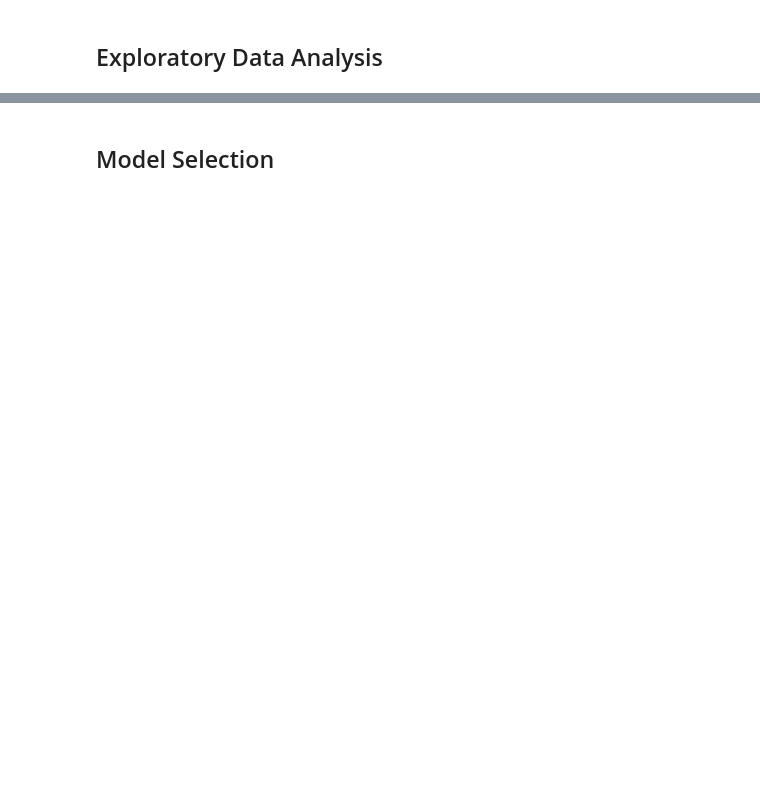
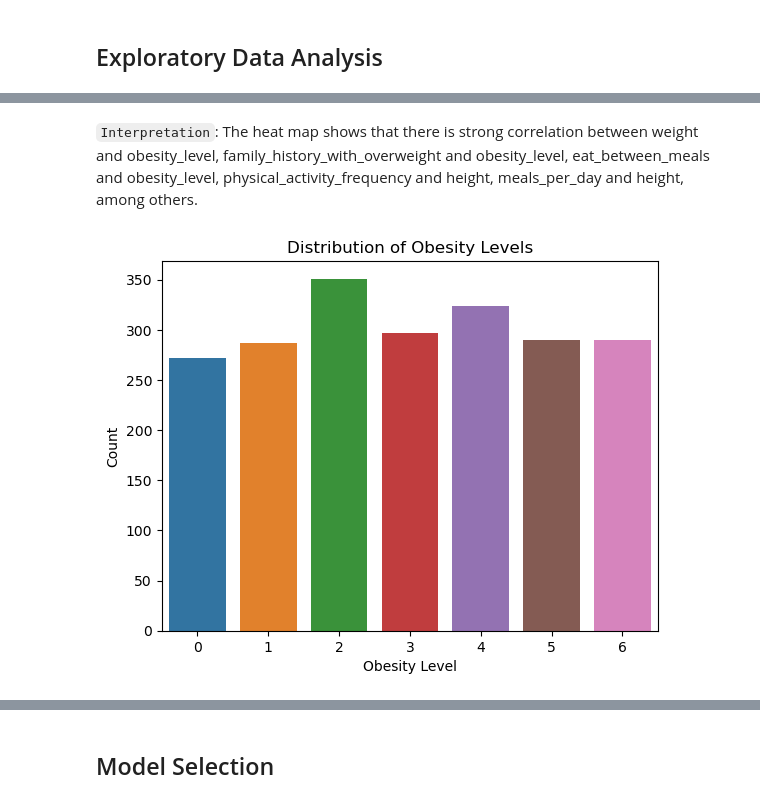
Before and after one commit to zacharyartman/aai500-group3, a Jupyter notebook: main.ipynb, the cells around one changed output, grey strips where cells are left out. Drawn from its saved outputs; the diff is of its cells as text; code cells hidden in the pictures; blank space fills up the shorter version.

```diff
--- a/main.ipynb
+++ b/main.ipynb
@@ -73,0 +87,10 @@ obesity_level: {'Insufficient_Weight': 0, 'Normal_Weight': 1, 'Obesity_Type_I':
+# %% [markdown]
+`Interpretation`: The heat map shows that there is strong correlation between weight and obesity_level, family_history_with_overweight and obesity_level, eat_between_meals and obesity_level, physical_activity_frequency and height, meals_per_day and height, among others.
+# %%
+sns.countplot(x='obesity_level', data=df)
+plt.title('Distribution of Obesity Levels')
+plt.xlabel('Obesity Level')
+plt.ylabel('Count')
+plt.show()
+# %% [output]
+[figure, added]
```
Also changed, not shown: parts of 8 cells of this notebook.
